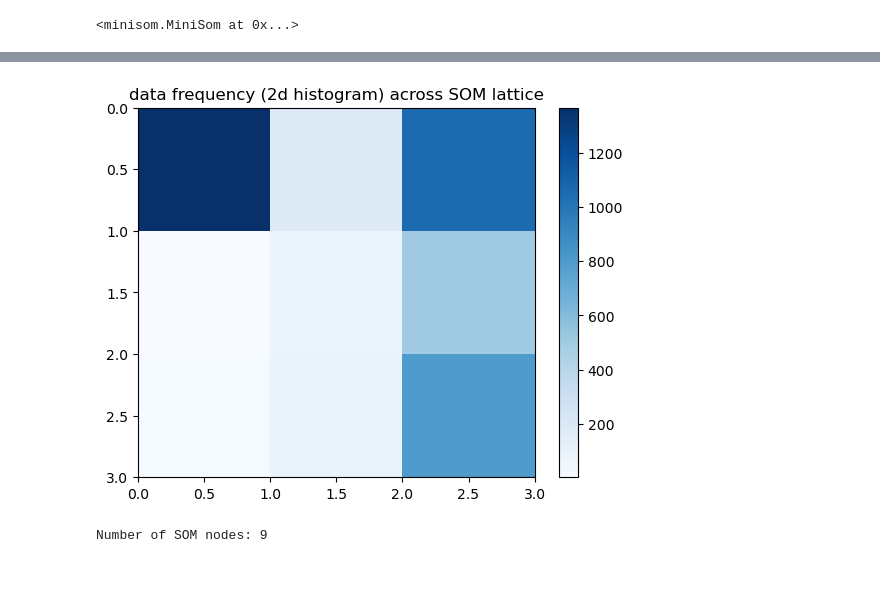
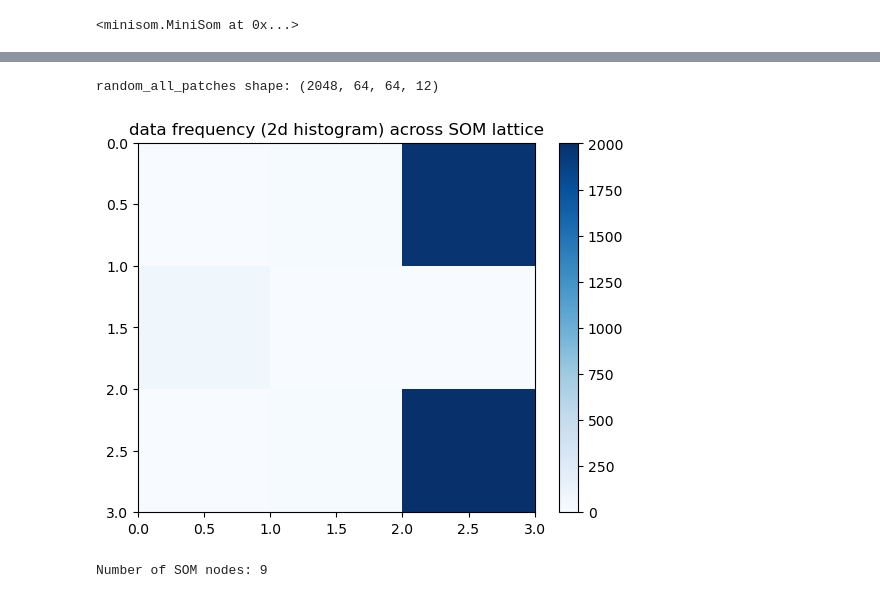
Before and after one commit to tague-carlyon/SOMproject, a Jupyter notebook: cnn.ipynb, the cells around one changed output, grey strips where cells are left out. Saved outputs shown, nothing was run; the diff lists cells and outputs as text; code cells hidden in the pictures.

```diff
--- a/cnn.ipynb
+++ b/cnn.ipynb
@@ -12,6 +19,6 @@ import pickle
 # %%
 # Get all image paths in the folder
-folder_path = "/home/tague/classes/aiclass/RawData/"
+folder_path = "/home/tcarlyon/classes/aiclass/RawData/"
 image_paths = [os.path.join(folder_path, f) for f in os.listdir(folder_path) if f.endswith('.tiff')]
 square_size = 64
 
@@ -94,7 +113,7 @@ som
 <minisom.MiniSom at 0x...>
 # %%
 # some training hyperparameters
-epochs = 10000
+epochs = 25
 random_order = True
 verbose = True
 
@@ -125,13 +160,15 @@ with open('som.p', 'wb') as outfile:
 # %%
+print(f"random_all_patches shape: {random_all_patches.shape}")
 plt.figure()
-frequencies = som.activation_response(reshaped_patches)
+frequencies = som.activation_response(random_all_patches[0].reshape(square_size**2, 12))
 plt.pcolormesh(frequencies, cmap='Blues')
 plt.colorbar()
 plt.title("data frequency (2d histogram) across SOM lattice", fontsize=12)
 plt.ylim(som_grid_rows, 0)  # flip the y axis to be the same as composite map axes later
 plt.show()
 # %% [output]
+random_all_patches shape: (2048, 64, 64, 12)
-[figure, old version]
+[figure, new version]
 # %%
 # grabbing indices from SOM
 
```
Also changed, not shown: parts of 7 cells of this notebook.
